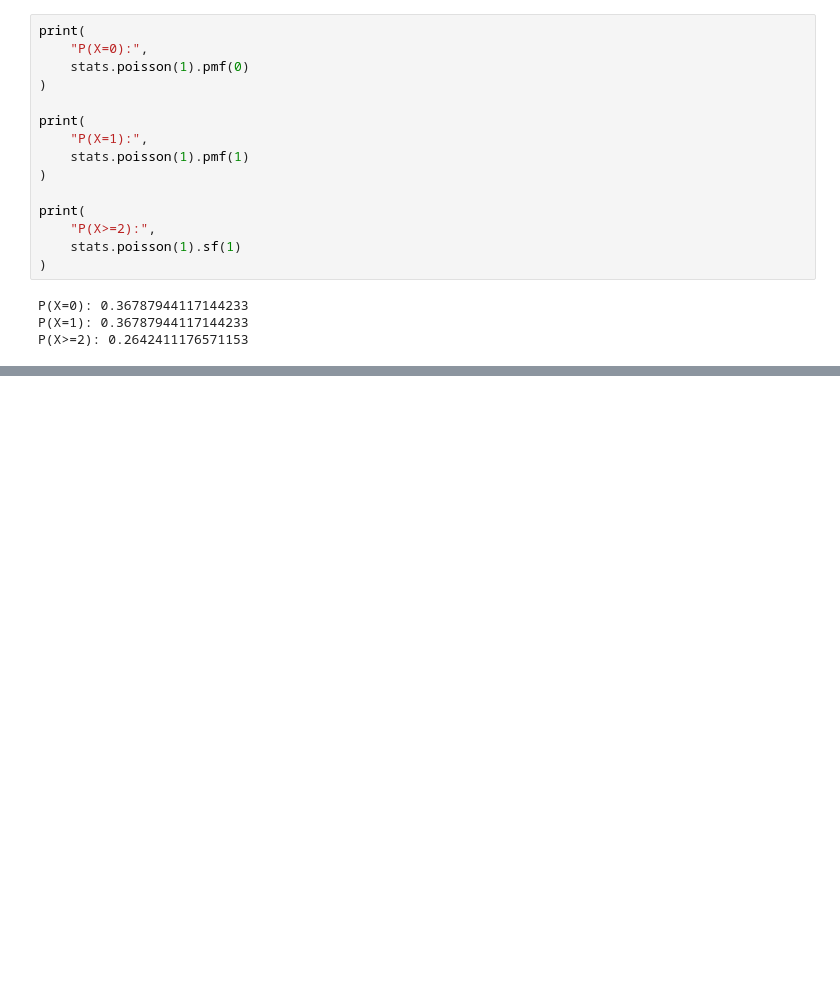
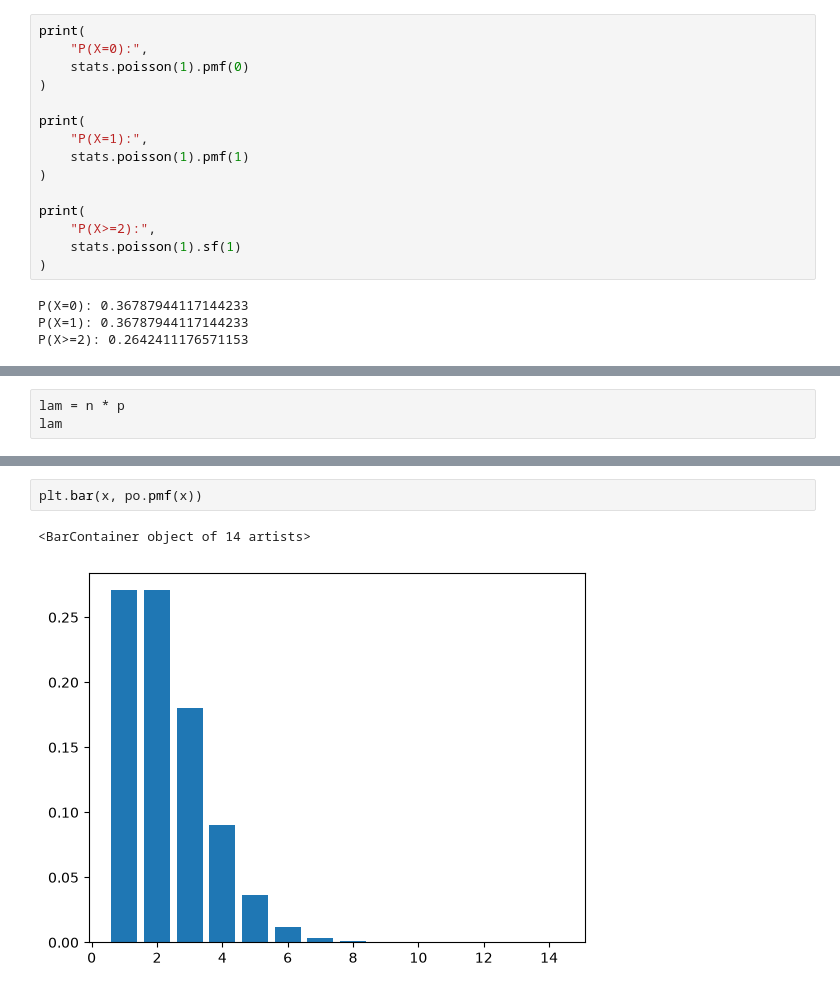
Before and after one commit to Kimchi-2025/big0611, a Jupyter notebook: py/stats.ipynb, the cells around one changed output, grey strips where cells are left out. Cells and saved outputs as stored; diff of their text form; blank space fills up the shorter version.

```diff
--- a/py/stats.ipynb
+++ b/py/stats.ipynb
@@ -6351,0 +6362,3 @@ P(X>=2): 0.2642411176571153
+# %%
+lam = n * p
+lam
@@ -6351,0 +6397,5 @@ P(X>=2): 0.2642411176571153
+# %%
+plt.bar(x, po.pmf(x))
+# %% [output]
+<BarContainer object of 14 artists>
+[figure, added]
```
Also changed, not shown: parts of 35 cells of this notebook, 3 other files.
